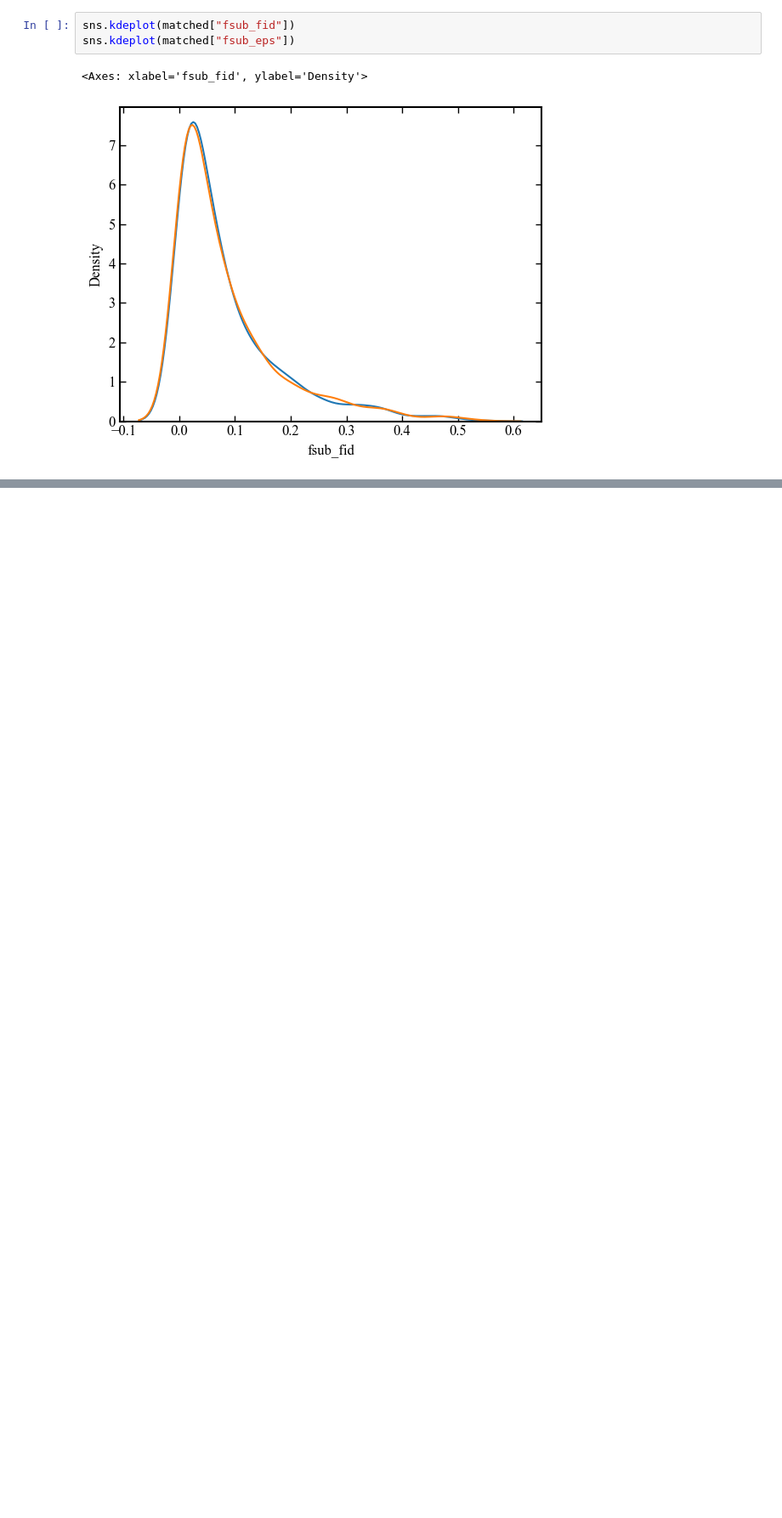
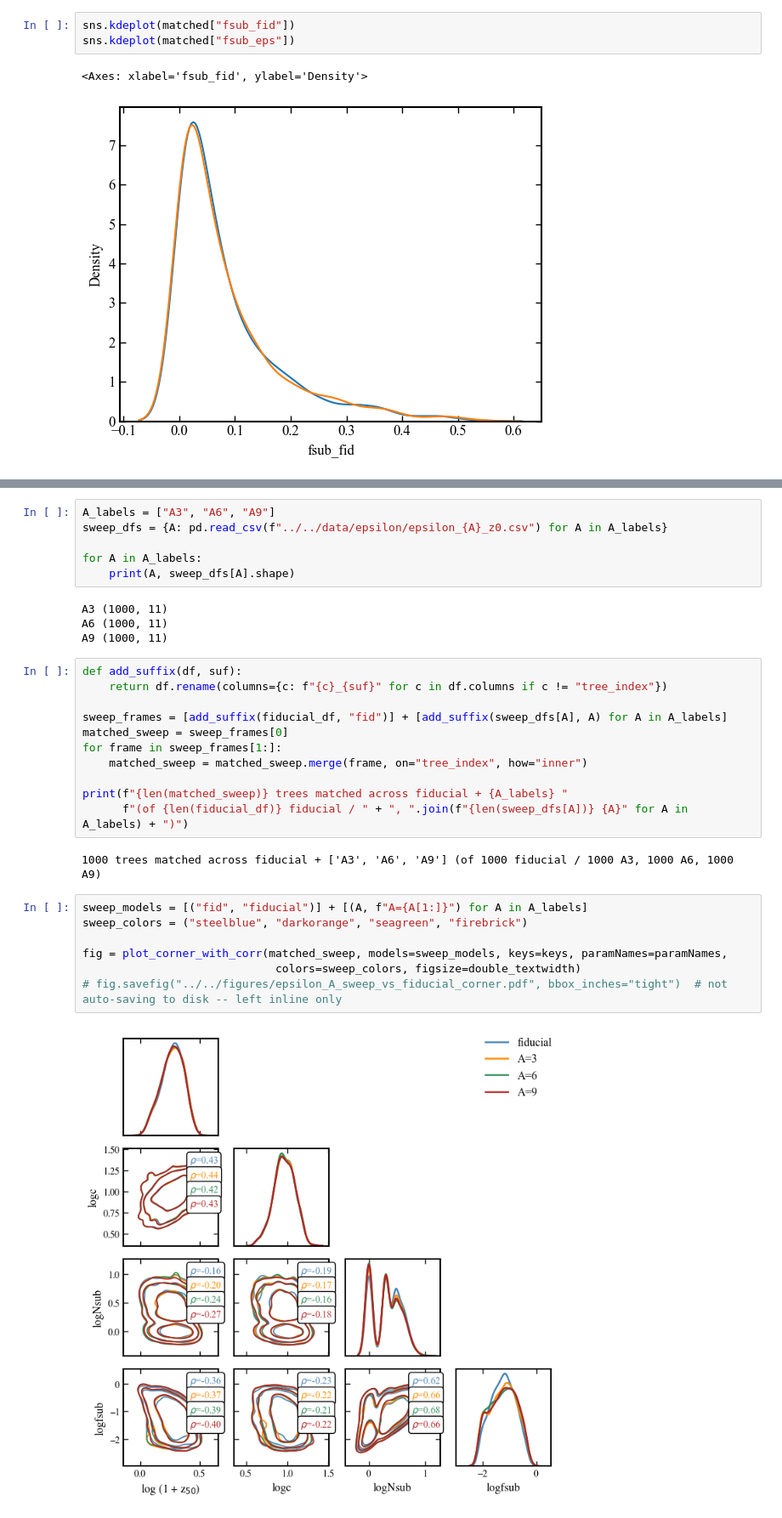
Before and after one commit to jsmonzon/MassSpec, a Jupyter notebook: notebooks/paper3/epsilon_vs_fiducial.ipynb, the cells around one changed output, grey strips where cells are left out. Shown at 85% size. Drawn from its saved outputs; the diff is of its cells as text; blank space fills up the shorter version.

```diff
--- a/notebooks/paper3/epsilon_vs_fiducial.ipynb
+++ b/notebooks/paper3/epsilon_vs_fiducial.ipynb
@@ -175,0 +201,32 @@ sns.kdeplot(matched["fsub_eps"])
+# %%
+A_labels = ["A3", "A6", "A9"]
+sweep_dfs = {A: pd.read_csv(f"../../data/epsilon/epsilon_{A}_z0.csv") for A in A_labels}
+
+for A in A_labels:
+    print(A, sweep_dfs[A].shape)
+# %% [output]
+A3 (1000, 11)
+A6 (1000, 11)
+A9 (1000, 11)
+# %%
+def add_suffix(df, suf):
+    return df.rename(columns={c: f"{c}_{suf}" for c in df.columns if c != "tree_index"})
+
+sweep_frames = [add_suffix(fiducial_df, "fid")] + [add_suffix(sweep_dfs[A], A) for A in A_labels]
+matched_sweep = sweep_frames[0]
+for frame in sweep_frames[1:]:
+    matched_sweep = matched_sweep.merge(frame, on="tree_index", how="inner")
+
+print(f"{len(matched_sweep)} trees matched across fiducial + {A_labels} "
+      f"(of {len(fiducial_df)} fiducial / " + ", ".join(f"{len(sweep_dfs[A])} {A}" for A in A_labels) + ")")
+# %% [output]
+1000 trees matched across fiducial + ['A3', 'A6', 'A9'] (of 1000 fiducial / 1000 A3, 1000 A6, 1000 A9)
+# %%
+sweep_models = [("fid", "fiducial")] + [(A, f"A={A[1:]}") for A in A_labels]
+sweep_colors = ("steelblue", "darkorange", "seagreen", "firebrick")
+
+fig = plot_corner_with_corr(matched_sweep, models=sweep_models, keys=keys, paramNames=paramNames,
+                             colors=sweep_colors, figsize=double_textwidth)
+# fig.savefig("../../figures/epsilon_A_sweep_vs_fiducial_corner.pdf", bbox_inches="tight")  # not auto-saving to disk -- left inline only
+# %% [output]
+[figure, added]
```
Also changed, not shown: parts of 6 cells of this notebook, 4 other files.
